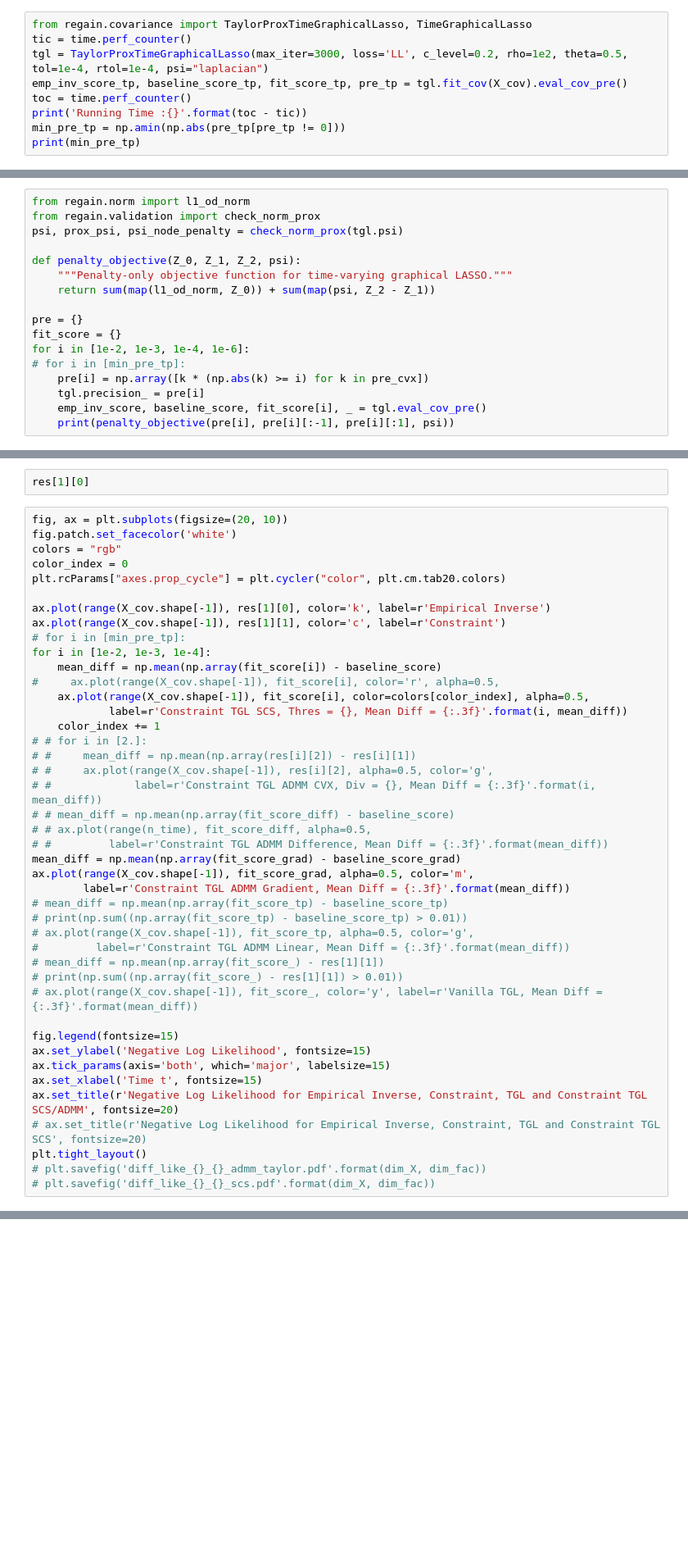
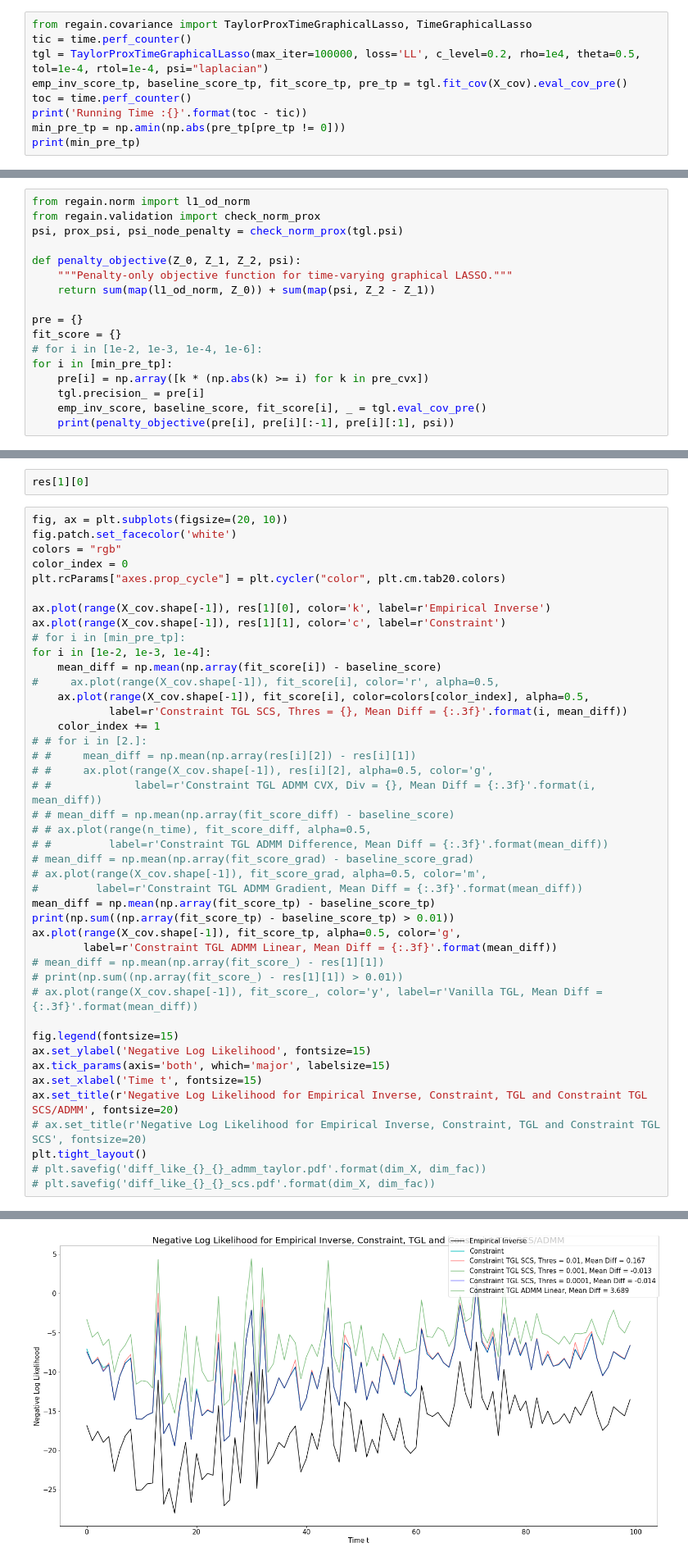
Before and after one commit to atechnicolorskye/post_sum, a Jupyter notebook: regain/equality_constraint_cvxpy_ff5_ip30.ipynb, the cells around one changed output, grey strips where cells are left out. Shown at 82% size. Saved outputs shown, nothing was run; the diff lists cells and outputs as text; blank space fills up the shorter version.

```diff
--- a/regain/equality_constraint_cvxpy_ff5_ip30.ipynb
+++ b/regain/equality_constraint_cvxpy_ff5_ip30.ipynb
@@ -55,7 +55,7 @@ X_cov = np.einsum('ijkl,jmkl->imkl', np.expand_dims(X, 1), np.expand_dims(X, 0))
 # %%
 from regain.covariance import TaylorProxTimeGraphicalLasso, TimeGraphicalLasso
 tic = time.perf_counter()
-tgl = TaylorProxTimeGraphicalLasso(max_iter=3000, loss='LL', c_level=0.2, rho=1e2, theta=0.5, tol=1e-4, rtol=1e-4, psi="laplacian")
+tgl = TaylorProxTimeGraphicalLasso(max_iter=100000, loss='LL', c_level=0.2, rho=1e4, theta=0.5, tol=1e-4, rtol=1e-4, psi="laplacian")
 emp_inv_score_tp, baseline_score_tp, fit_score_tp, pre_tp = tgl.fit_cov(X_cov).eval_cov_pre()
 toc = time.perf_counter()
 print('Running Time :{}'.format(toc - tic))
@@ -126,8 +122,8 @@ def penalty_objective(Z_0, Z_1, Z_2, psi):
 
 pre = {}
 fit_score = {}
-for i in [1e-2, 1e-3, 1e-4, 1e-6]:
-# for i in [min_pre_tp]:
+# for i in [1e-2, 1e-3, 1e-4, 1e-6]:
+for i in [min_pre_tp]:
     pre[i] = np.array([k * (np.abs(k) >= i) for k in pre_cvx])
     tgl.precision_ = pre[i]
     emp_inv_score, baseline_score, fit_score[i], _ = tgl.eval_cov_pre()
@@ -230,13 +228,13 @@ for i in [1e-2, 1e-3, 1e-4]:
 # # mean_diff = np.mean(np.array(fit_score_diff) - baseline_score)
 # # ax.plot(range(n_time), fit_score_diff, alpha=0.5,
 # #         label=r'Constraint TGL ADMM Difference, Mean Diff = {:.3f}'.format(mean_diff))
-mean_diff = np.mean(np.array(fit_score_grad) - baseline_score_grad)
-ax.plot(range(X_cov.shape[-1]), fit_score_grad, alpha=0.5, color='m',
-        label=r'Constraint TGL ADMM Gradient, Mean Diff = {:.3f}'.format(mean_diff))
-# mean_diff = np.mean(np.array(fit_score_tp) - baseline_score_tp)
-# print(np.sum((np.array(fit_score_tp) - baseline_score_tp) > 0.01))
-# ax.plot(range(X_cov.shape[-1]), fit_score_tp, alpha=0.5, color='g',
-#         label=r'Constraint TGL ADMM Linear, Mean Diff = {:.3f}'.format(mean_diff))
+# mean_diff = np.mean(np.array(fit_score_grad) - baseline_score_grad)
+# ax.plot(range(X_cov.shape[-1]), fit_score_grad, alpha=0.5, color='m',
+#         label=r'Constraint TGL ADMM Gradient, Mean Diff = {:.3f}'.format(mean_diff))
+mean_diff = np.mean(np.array(fit_score_tp) - baseline_score_tp)
+print(np.sum((np.array(fit_score_tp) - baseline_score_tp) > 0.01))
+ax.plot(range(X_cov.shape[-1]), fit_score_tp, alpha=0.5, color='g',
+        label=r'Constraint TGL ADMM Linear, Mean Diff = {:.3f}'.format(mean_diff))
 # mean_diff = np.mean(np.array(fit_score_) - res[1][1])
 # print(np.sum((np.array(fit_score_) - res[1][1]) > 0.01))
 # ax.plot(range(X_cov.shape[-1]), fit_score_, color='y', label=r'Vanilla TGL, Mean Diff = {:.3f}'.format(mean_diff))
@@ -250,3 +248,4 @@ ax.set_title(r'Negative Log Likelihood for Empirical Inverse, Constraint, TGL an
 plt.tight_layout()
 # plt.savefig('diff_like_{}_{}_admm_taylor.pdf'.format(dim_X, dim_fac))
 # plt.savefig('diff_like_{}_{}_scs.pdf'.format(dim_X, dim_fac))
+# %% [output]
@@ -253,3 +253,4 @@ plt.tight_layout()
+[figure, added]
 # %%
 fig, ax = plt.subplots(figsize=(20, 10))
 fig.patch.set_facecolor('white')
```
Also changed, not shown: parts of 6 cells of this notebook, 1 other file.
